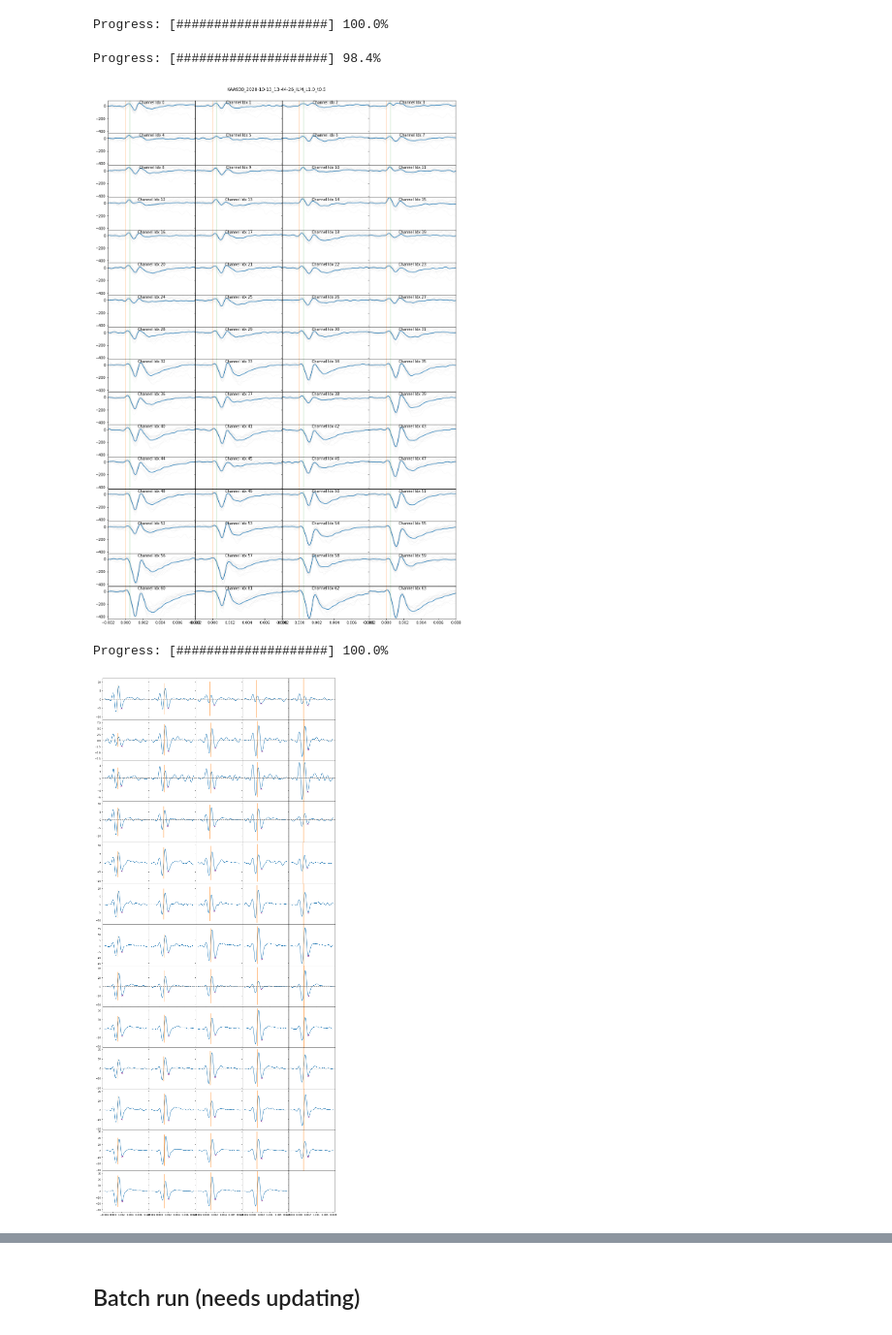
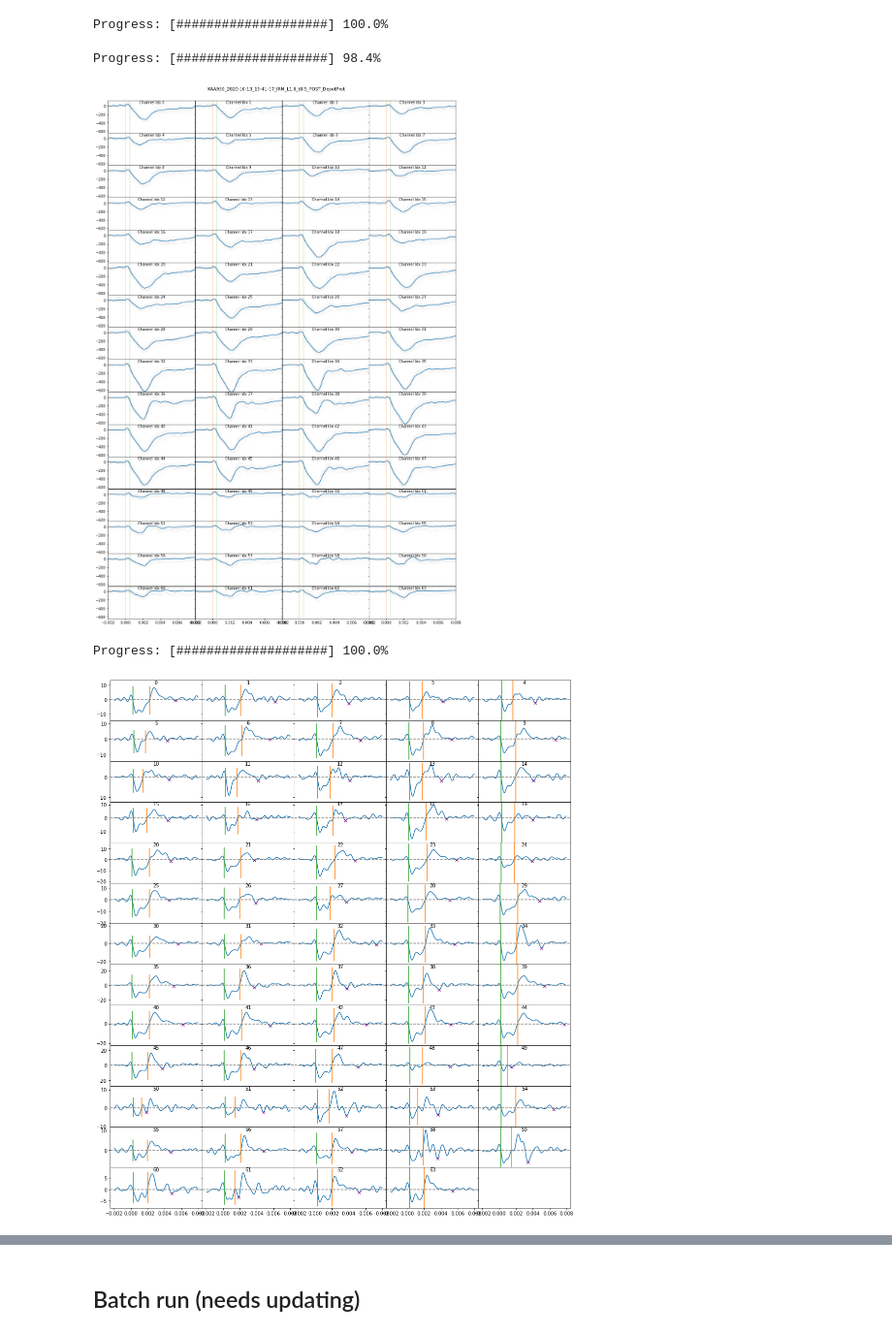
Before and after one commit to HernandoMV/OpenEphys_Analysis, a Jupyter notebook: Invitro_OE.ipynb, the cells around one changed output, grey strips where cells are left out. Shown at 97% size. Drawn from its saved outputs; the diff is of its cells as text; code cells hidden in the pictures.

```diff
--- a/Invitro_OE.ipynb
+++ b/Invitro_OE.ipynb
@@ -59,7 +62,7 @@ for i,e in enumerate(experiments_list):
 25  --  KAA930_2020-10-13_16-08-35_ARM_L2.0_t0.5
 # %%
 # load experiment
-Experiment = experiments_list[6]
+Experiment = experiments_list[23]
 print(Experiment)
 
 file = pyopenephys.File(GeneralDataDir + experiments_folder + "/" + Experiment)
@@ -132,7 +135,7 @@ b, a = butter_lowpass(Filter_High_Value, recording.sample_rate)
 # %%
 # OPTIONAL CHECKPOINT
 # test on one channel
-ChID = 22
+ChID = 15
 fd = filtfilt(b, a, signals.signal[ChID])
 
 # Plot some examples of the traces of that channel aligned to the pulses
@@ -227,7 +230,7 @@ for j in range(number_of_channels):
 plt.show()
 # %% [output]
 Progress: [####################] 98.4%
-[figure, old version]
+[figure, new version]
 # %%
 # select times to plot
 from_seconds = -0.002
@@ -237,7 +240,7 @@ idx = np.where(iTvals)
 light_idx = np.where((intervalTimes > 0) * (intervalTimes < offset_delay))
 # %%
 # Filter the average traces so that the derivative and the parameters are easier to compute
-Filter_High_Value = 1000
+Filter_High_Value = 1500
 b, a = butter_lowpass(Filter_High_Value, recording.sample_rate)
 
 filtered_averages = copy.deepcopy(Average_traces)
@@ -255,6 +258,22 @@ ElectrodeLFPTimes = intervalTimes[idx]
 
 Derivatives = np.diff(ElectrodeLFPData, axis = 1)
 DerivativeTimes = ElectrodeLFPTimes[:-1]
+
+'''
+explore the possibility of measuring the drop of signal: max - min of first bump, as some of the
+traces have an ascending component first
+'''
+MaxChR2LowThr = 0.
+MaxChR2List = []
+MaxChR2ListIdx = []
+MaxChR2ListTime = []
+for j in range(len(Derivatives)):
+    for i in range(len(Derivatives[j])):
+        if np.logical_and(np.logical_and(Derivatives[j][i+1]<=0, Derivatives[j][i] > 0), ElectrodeLFPTimes[i] > MaxChR2LowThr):
+            MaxChR2ListTime.append(ElectrodeLFPTimes[i+1])
+            MaxChR2List.append(ElectrodeLFPData[j][i+1])
+            MaxChR2ListIdx.append(i+1)
+            break
 
 # for the minima of the ChR2 bump, find the first ascending 0 cross of the derivative after a specified time
 MinChR2LowThr = 0.0002
@@ -269,36 +288,38 @@ for j in range(len(Derivatives)):
             MinChR2ListIdx.append(i+1)
             break
 
+ChR2Drop = np.array(MaxChR2List) - np.array(MinChR2List)
 
 # for the maximum slope of the LFP, find the biggest minima after that
 DerMin = []
 DerMinIdx = []
 DerMinTime = []
 for j in range(len(Derivatives)):
     peaks, _ = find_peaks(-1 * Derivatives[j])
     peaks = peaks[peaks>MinChR2ListIdx[j]]
     DerMin.append(np.min(Derivatives[j][peaks]))
     DerMinIdx.append(peaks[np.argmin(Derivatives[j][peaks])])
     DerMinTime.append(ElectrodeLFPTimes[DerMinIdx[j]])
 
 
 fig, axs = plt.subplots(math.ceil(len(Derivatives)/5), 5, figsize=(17,20), facecolor='w', edgecolor='k', sharex=True, sharey='row')
 fig.subplots_adjust(hspace = .001, wspace=.001)
 axs = axs.ravel()
 #plt.suptitle('Electrode ID ' + str(ElectrodeID), y=0.9, x=0.5)
 for j in range(len(Derivatives)):
     axs[j].plot(ElectrodeLFPTimes[:-1], Derivatives[j])
     axs[j].plot(DerMinTime[j], DerMin[j], "x", color = 'purple')
     #axs[j].plot(MinChR2ListTime[j], MinChR2List[j], "x", color = 'purple')
     axvlines(MinChR2ListTime[j], ax = axs[j])
+    axvlines(MaxChR2ListTime[j], ax = axs[j])
     axs[j].axhline(0, color="gray", linestyle = '--')
     #axs[j].set_xlim(0.001, 0.002)
-#    axs[j].text(.5,.9,ShortFileNames[j], horizontalalignment='center', transform=axs[j].transAxes)
+    axs[j].text(.5, .9, j, horizontalalignment='center', transform=axs[j].transAxes)
 
 plt.savefig(outputDir + Experiment + '_Derivatives_Sanity_Check.pdf', transparent=True, bbox_inches='tight')
 plt.show()
 # %% [output]
-[figure, old version]
+[figure, new version]
 # %%
 # This is like looking at the probe from the front
 # identify those indexes that look good in terms of timing
```
Also changed, not shown: parts of 12 cells of this notebook.
